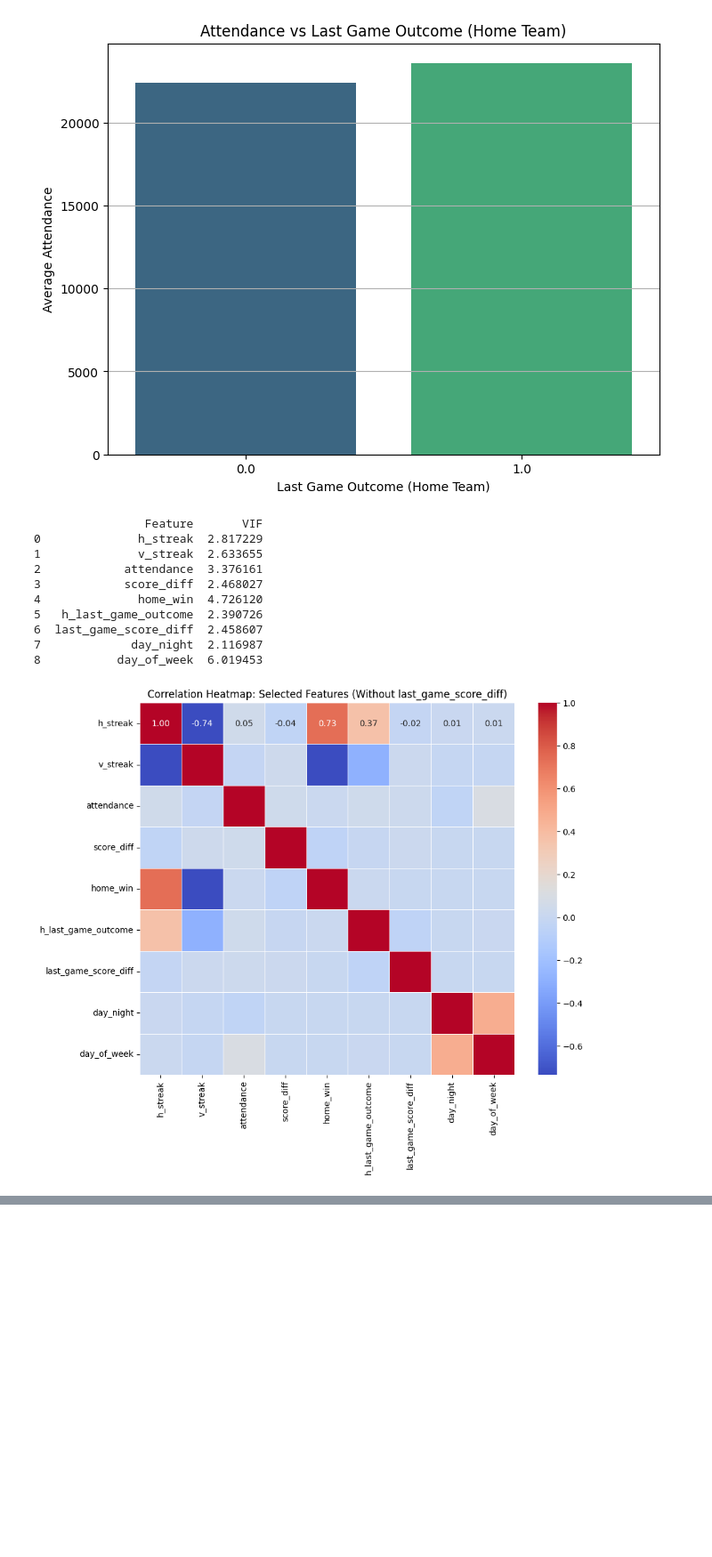
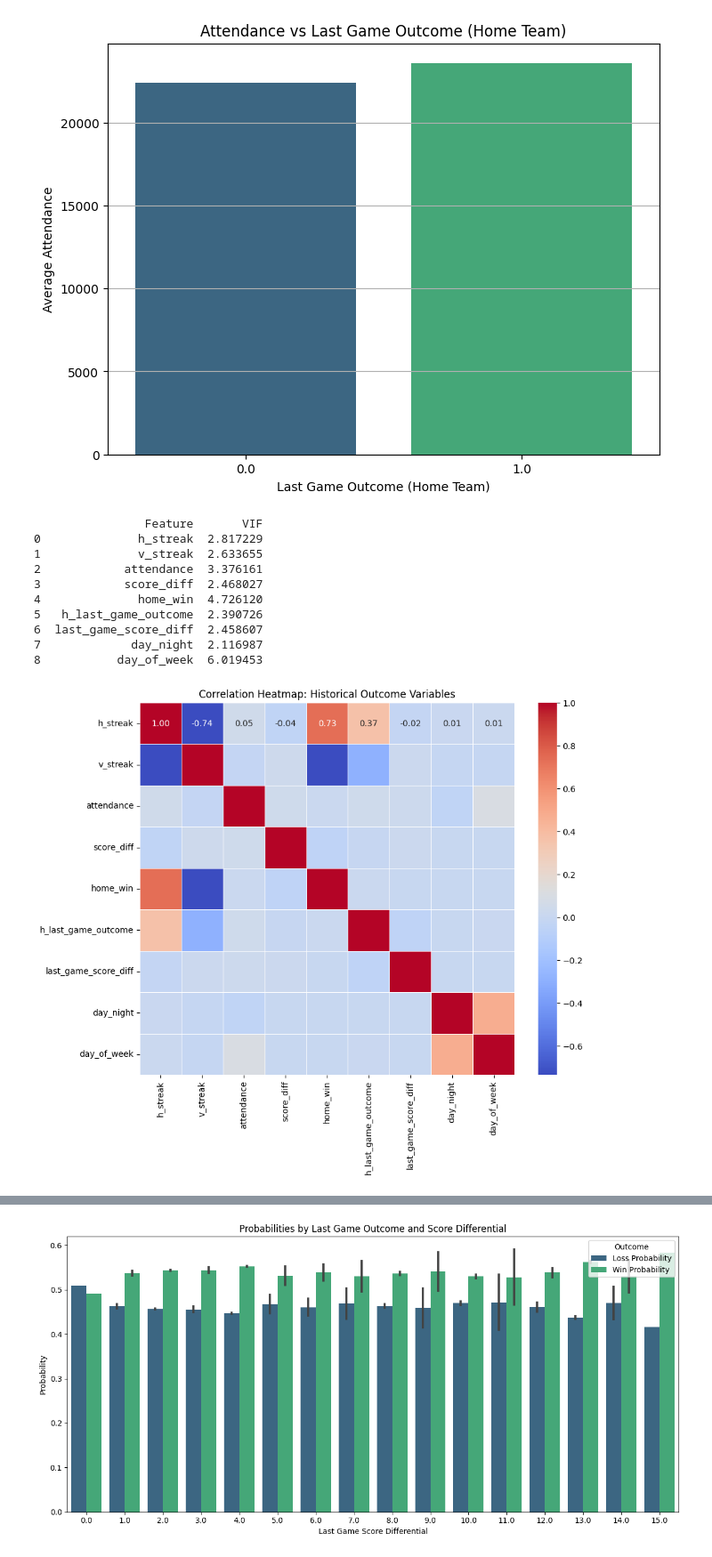
Before and after one commit to kmaran3/MGT6203, a Jupyter notebook: project.ipynb, the cells around one changed output, grey strips where cells are left out. Shown: that part at 89% size. Cells and saved outputs as stored; diff of their text form; code cells hidden in the pictures; blank space fills up the shorter version.

```diff
--- a/project.ipynb
+++ b/project.ipynb
@@ -22,8 +22,9 @@ if 'v_name' in data.columns and 'h_name' in data.columns:
     data['v_name'] = data['v_name'].map(mlb_team_mapping)
     data['h_name'] = data['h_name'].map(mlb_team_mapping)
 
-print("Consolidated unique values in v_name:", data['v_name'].unique())
-print("Consolidated unique values in h_name:", data['h_name'].unique())
+data.to_csv("/Users/kmaran3/Dropbox/MGT6203/TEMP/alldata.csv")
 
-data = data[["date", "day_of_week", "v_name", "v_game_number", "h_name", "h_game_number", "v_score", 'h_score', "day_night", "attendance"]]
+print(data.head)
+
+mlbdata = data[["date", "day_of_week", "v_name", "v_game_number", "h_name", "h_game_number", "v_score", 'h_score', "day_night", "attendance"]]
 # %% [output]
@@ -230,32 +318,88 @@ correlation_matrix = mlb_data[numerical_columns].corr()
 
 # Plot the heatmap
 plt.figure(figsize=(10, 8))
 sns.heatmap(correlation_matrix, annot=True, cmap='coolwarm', fmt='.2f', linewidths=0.5)
-plt.title('Correlation Heatmap: Selected Features (Without last_game_score_diff)')
+plt.title('Correlation Heatmap: Historical Outcome Variables')
 plt.show()
 
 filtered_data = mlb_data.groupby(['h_last_game_outcome', 'last_game_score_diff']).filter(lambda x: len(x) >= 30)
 cross_tab = pd.crosstab(
     index=[filtered_data['h_last_game_outcome'], filtered_data['last_game_score_diff']],
     columns=filtered_data['home_win'],
     normalize='index'
 )
 
 # Rename columns for clarity
 cross_tab.columns = ['Loss Probability', 'Win Probability']
 cross_tab.reset_index(inplace=True)
 
 # Display the resulting cross-tabulation
 cross_tab
+
+import matplotlib.pyplot as plt
+import seaborn as sns
+
+# Melt the cross-tab for easier plotting
+cross_tab_melted = pd.melt(cross_tab, id_vars=['h_last_game_outcome', 'last_game_score_diff'],
+                           value_vars=['Loss Probability', 'Win Probability'],
+                           var_name='Outcome', value_name='Probability')
+
+# Create a bar plot
+plt.figure(figsize=(12, 6))
+sns.barplot(data=cross_tab_melted,
+            x='last_game_score_diff',
+            y='Probability',
+            hue='Outcome',
+            palette='viridis')
+
+# Add labels and title
+plt.title('Probabilities by Last Game Outcome and Score Differential')
+plt.xlabel('Last Game Score Differential')
+plt.ylabel('Probability')
+plt.legend(title='Outcome', loc='upper right')
+plt.tight_layout()
+plt.show()
+
+import matplotlib.pyplot as plt
+
+# Data for VIF
+vif_data = {
+    'Feature': ['h_streak', 'v_streak', 'attendance', 'score_diff', 'home_win',
+                'h_last_game_outcome', 'last_game_score_diff', 'day_night', 'day_of_week'],
+    'VIF': [2.817229, 2.633655, 3.376161, 2.468027, 4.726120, 2.390726, 2.458607, 2.116987, 6.019453]
+}
+
+# Convert data to a DataFrame
+vif_df = pd.DataFrame(vif_data)
+
+# Plot the chart in the desired style
+plt.figure(figsize=(12, 6))
+plt.plot(vif_df['Feature'], vif_df['VIF'], marker='o', linestyle='-', color='#B8860B', label='VIF')
+
+# Add labels to points
+for i, v in enumerate(vif_df['VIF']):
+    plt.text(i, v + 0.2, f"{v:.2f}", ha='center')
+
+# Customize chart
+plt.title('Variance Inflation Factor (VIF) by Feature')
+plt.xlabel('Feature')
+plt.ylabel('VIF')
+plt.xticks(rotation=45, ha='right')
+plt.grid(axis='y', linestyle='--', alpha=0.7)
+plt.tight_layout()
+plt.legend()
+
+# Display the chart
+plt.show()
 # %% [output]
                 Feature       VIF
 0              h_streak  2.817229
 1              v_streak  2.633655
 2            attendance  3.376161
 3            score_diff  2.468027
 4              home_win  4.726120
 5   h_last_game_outcome  2.390726
 6  last_game_score_diff  2.458607
 7             day_night  2.116987
 8           day_of_week  6.019453
-[figure, old version]
+[figure, new version]
@@ -278,0 +406 @@ cross_tab
+[figure, added]
```
Also changed, not shown: parts of 5 cells of this notebook.
